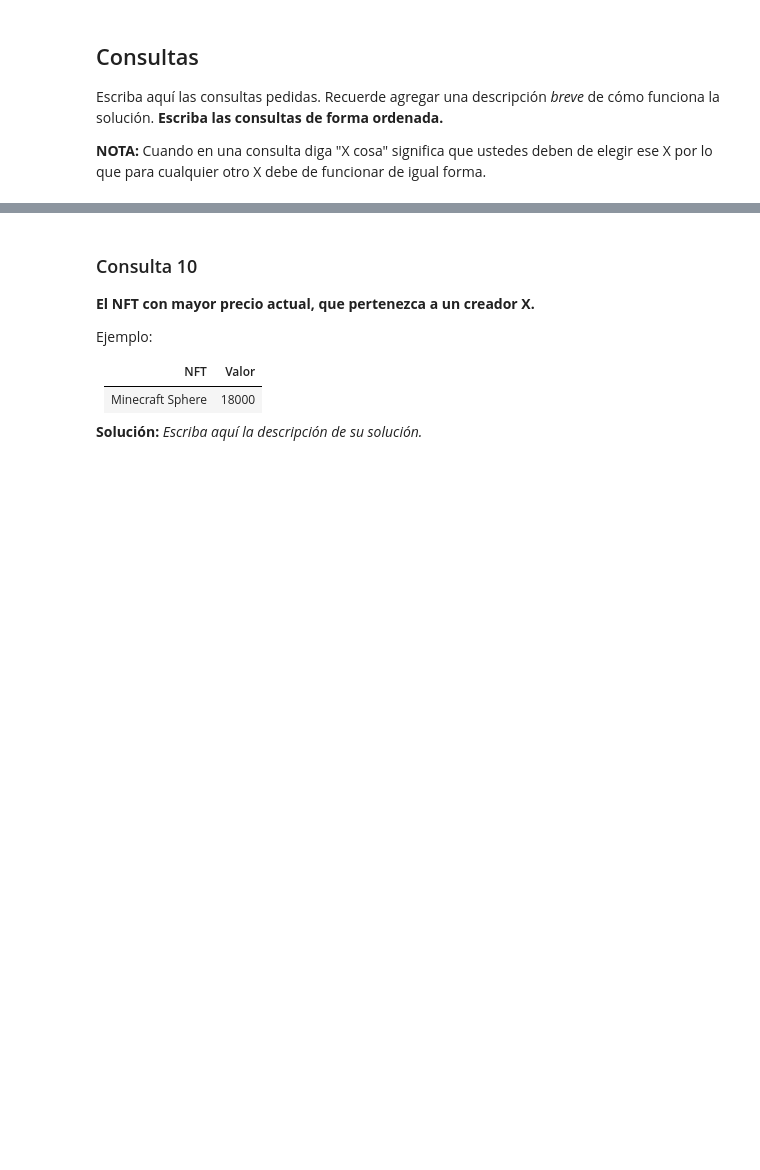
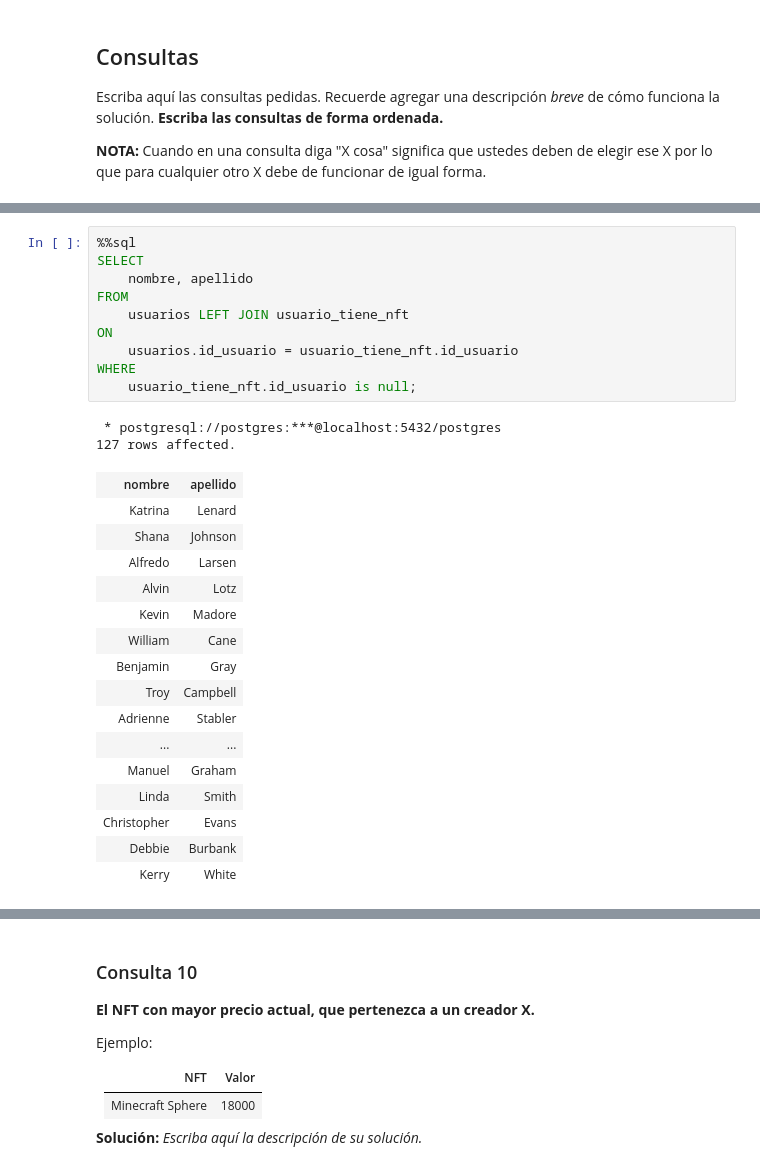
Before and after one commit to lucasmartinezr/Base_de_Datos, a Jupyter notebook: Tarea-1-Grupo38/Tarea1_BD_2022-1 V1.1.ipynb, the cells around one changed output, grey strips where cells are left out. Drawn from its saved outputs; the diff is of its cells as text; blank space fills up the shorter version.

```diff
--- a/Tarea-1-Grupo38/Tarea1_BD_2022-1 V1.1.ipynb
+++ b/Tarea-1-Grupo38/Tarea1_BD_2022-1 V1.1.ipynb
@@ -512,0 +535,29 @@ WHERE
+# %%
+%%sql
+SELECT
+    nombre, apellido
+FROM
+    usuarios LEFT JOIN usuario_tiene_nft
+ON
+    usuarios.id_usuario = usuario_tiene_nft.id_usuario
+WHERE
+    usuario_tiene_nft.id_usuario is null;
+# %% [output]
+ * postgresql://postgres:***@localhost:5432/postgres
+127 rows affected.
+| nombre | apellido |
+| Katrina | Lenard |
+| Shana | Johnson |
+| Alfredo | Larsen |
+| Alvin | Lotz |
+| Kevin | Madore |
+| William | Cane |
+| Benjamin | Gray |
+| Troy | Campbell |
+| Adrienne | Stabler |
+| ... | ... |
+| Manuel | Graham |
+| Linda | Smith |
+| Christopher | Evans |
+| Debbie | Burbank |
+| Kerry | White |
```
Also changed, not shown: parts of 48 cells of this notebook.
